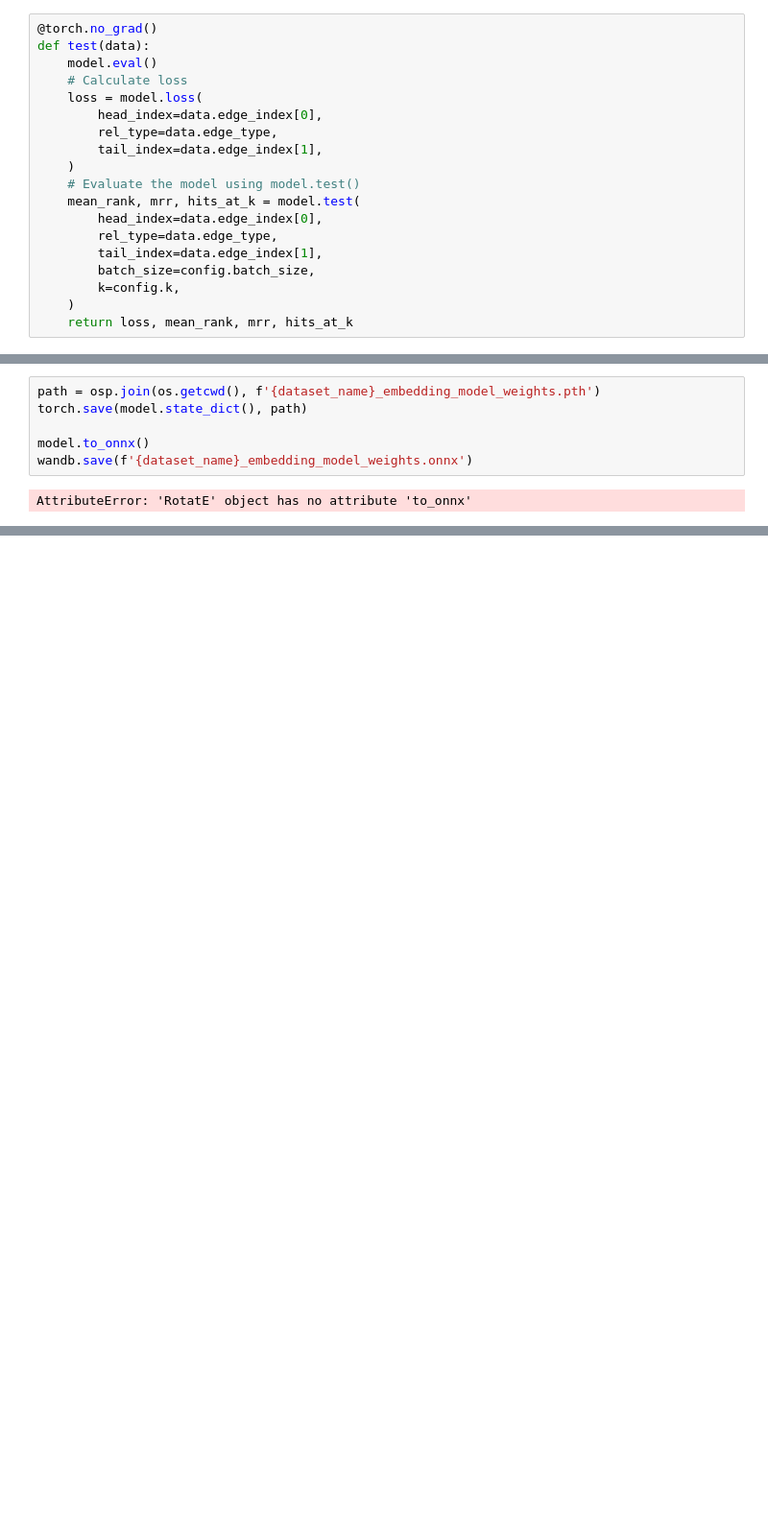
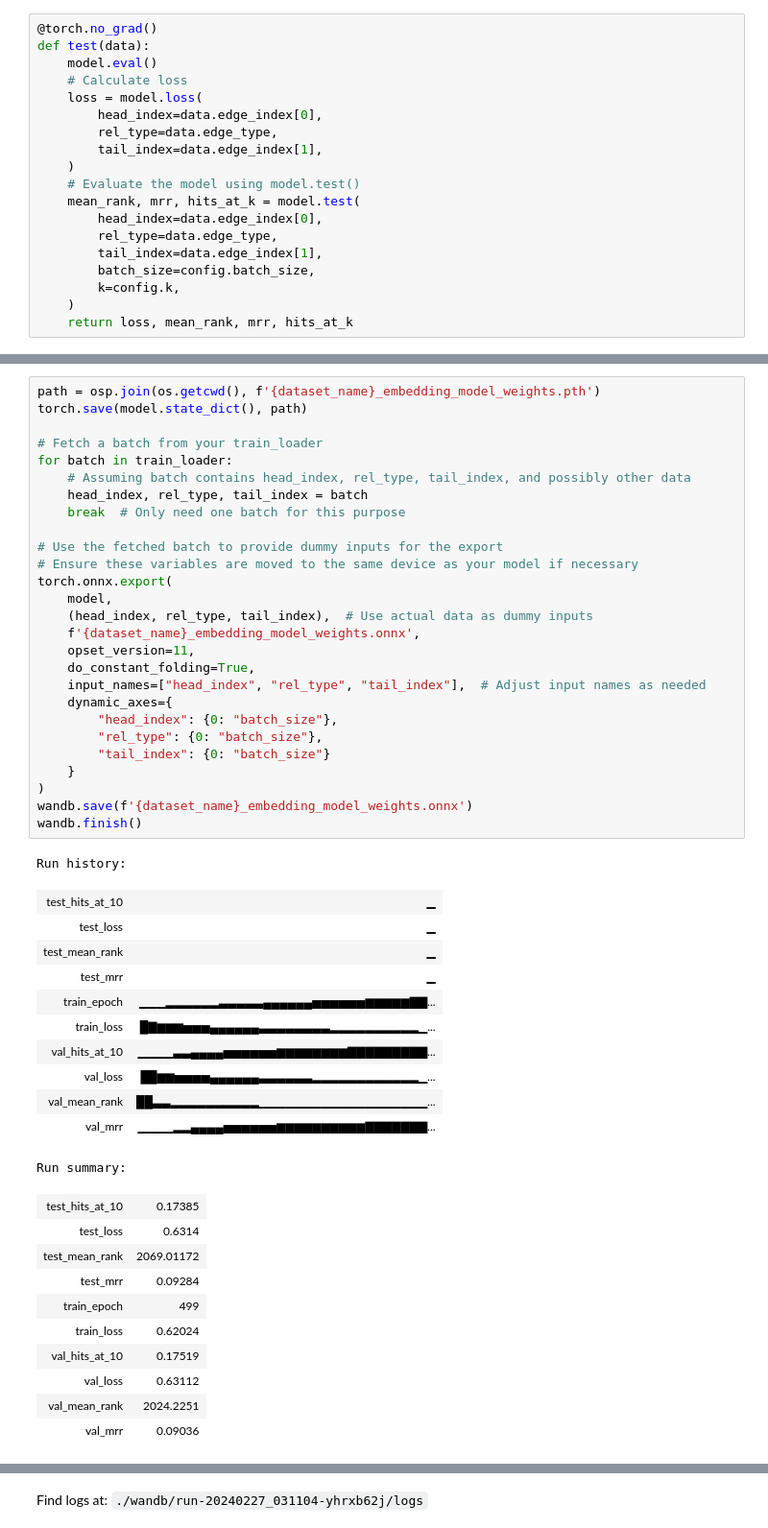
Before and after one commit to blainehill2001/ScoreMatchingDiffKG, a Jupyter notebook: embedding_model/embedding_model.ipynb, the cells around one changed output, grey strips where cells are left out. Shown: that part at 96% size. Drawn from its saved outputs; the diff is of its cells as text; blank space fills up the shorter version.

Commit message:
finished embedding model with wandb

```diff
--- a/embedding_model/embedding_model.ipynb
+++ b/embedding_model/embedding_model.ipynb
@@ -157,8 +356,50 @@ Test Mean Rank: 8993.22, Test Mean Reciprocal Rank: 0.00, Test Hits@10: 0.0002
-# %%
-path = osp.join(os.getcwd(), f'{dataset_name}_embedding_model_weights.pth')
-torch.save(model.state_dict(), path)
-
-model.to_onnx()
-wandb.save(f'{dataset_name}_embedding_model_weights.onnx')
-# %% [output]
-AttributeError: 'RotatE' object has no attribute 'to_onnx'
+# %%
+path = osp.join(os.getcwd(), f'{dataset_name}_embedding_model_weights.pth')
+torch.save(model.state_dict(), path)
+
+# Fetch a batch from your train_loader
+for batch in train_loader:
+    # Assuming batch contains head_index, rel_type, tail_index, and possibly other data
+    head_index, rel_type, tail_index = batch
+    break  # Only need one batch for this purpose
+
+# Use the fetched batch to provide dummy inputs for the export
+# Ensure these variables are moved to the same device as your model if necessary
+torch.onnx.export(
+    model,
+    (head_index, rel_type, tail_index),  # Use actual data as dummy inputs
+    f'{dataset_name}_embedding_model_weights.onnx',
+    opset_version=11,
+    do_constant_folding=True,
+    input_names=["head_index", "rel_type", "tail_index"],  # Adjust input names as needed
+    dynamic_axes={
+        "head_index": {0: "batch_size"},
+        "rel_type": {0: "batch_size"},
+        "tail_index": {0: "batch_size"}
+    }
+)
+wandb.save(f'{dataset_name}_embedding_model_weights.onnx')
+wandb.finish()
+# %% [output]
+Run history:
+| test_hits_at_10 | ▁ |
+| test_loss | ▁ |
+| test_mean_rank | ▁ |
+| test_mrr | ▁ |
+| train_epoch | ▁▁▁▂▂▂▂▂▂▃▃▃▃▃▄▄▄▄▄▄▅▅▅▅▅▅▆▆▆▆▆▇▇... |
+| train_loss | █▇▆▆▆▅▅▅▄▄▄▄▄▄▃▃▃▃▃▃▃▃▂▂▂▂▂▂▂▂▂▂▁... |
+| val_hits_at_10 | ▁▁▁▁▃▃▄▄▄▄▅▅▅▅▅▅▆▆▆▆▆▆▆▆▇▇▇▇▇▇▇▇▇... |
+| val_loss | ██▆▆▅▅▅▅▄▄▄▄▄▄▃▃▃▃▃▃▂▂▂▂▂▂▂▂▂▂▂▂▁... |
+| val_mean_rank | ██▃▃▂▂▂▂▂▂▂▂▂▂▁▁▁▁▁▁▁▁▁▁▁▁▁▁▁▁▁▁▁... |
+| val_mrr | ▁▁▁▁▂▂▄▄▄▄▅▅▅▅▅▅▆▆▆▆▆▆▆▆▆▆▇▇▇▇▇▇▇... |
+Run summary:
+| test_hits_at_10 | 0.17385 |
+| test_loss | 0.6314 |
+| test_mean_rank | 2069.01172 |
+| test_mrr | 0.09284 |
+| train_epoch | 499 |
+| train_loss | 0.62024 |
+| val_hits_at_10 | 0.17519 |
+| val_loss | 0.63112 |
+| val_mean_rank | 2024.2251 |
+| val_mrr | 0.09036 |
@@ -164,0 +408 @@ AttributeError: 'RotatE' object has no attribute 'to_onnx'
+Find logs at: ./wandb/run-20240227_031104-yhrxb62j/logs
```
Also changed, not shown: parts of 4 cells of this notebook, 49 other files.
